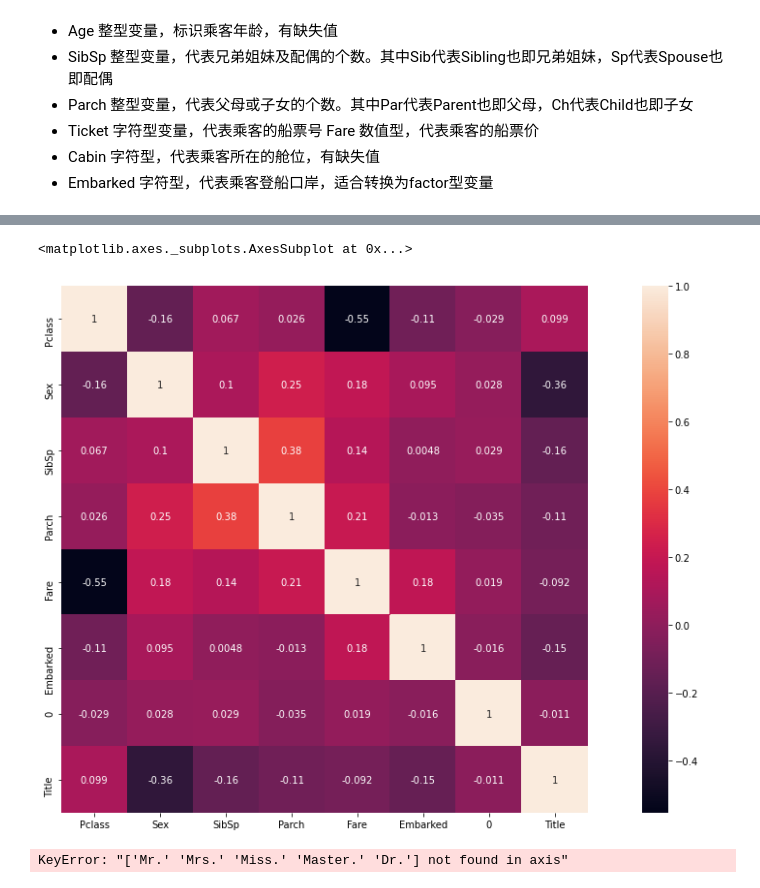
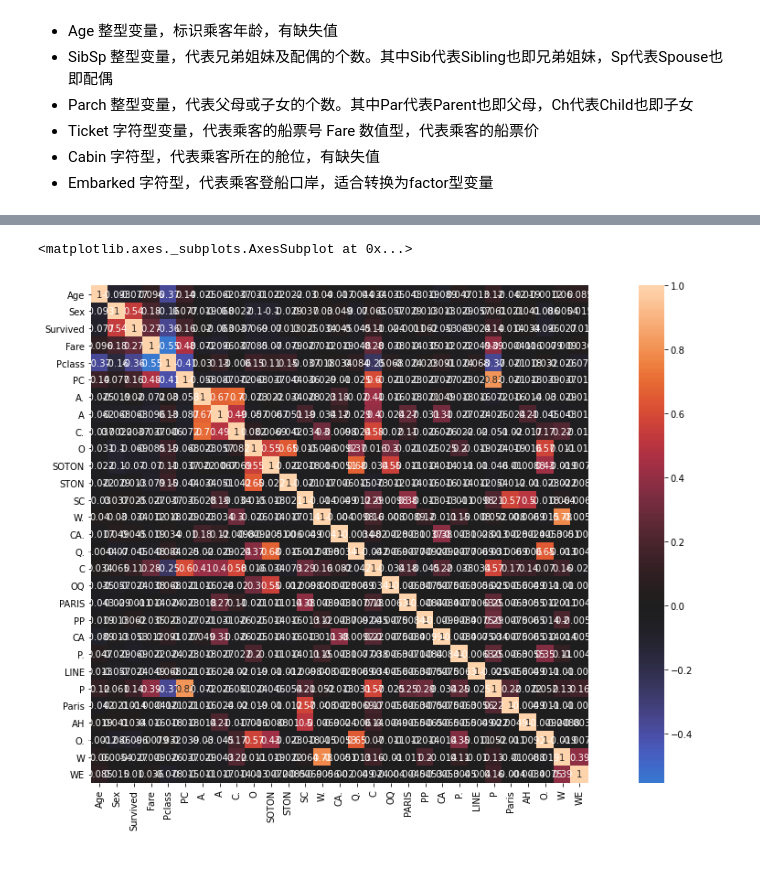
Before and after one commit to javaleeqqcom/titanic_prediction, a Jupyter notebook: titanic_data_pre-processing_V2.ipynb, the cells around one changed output, grey strips where cells are left out. Saved outputs shown, nothing was run; the diff lists cells and outputs as text; code cells hidden in the pictures.

```diff
--- a/titanic_data_pre-processing_V2.ipynb
+++ b/titanic_data_pre-processing_V2.ipynb
@@ -96,9 +102,6 @@ test_title=to_title(test_titles)
 # 3.0 分析 Ticket 特征
 import re #正则表达式
 ticket_pattern=re.compile('([A-Za-z]+\.?)+/?[0-9]?')
-ticket_list= train['Ticket'].to_numpy()
-words=Counter(word for ticket in ticket_list for word in re.findall(ticket_pattern,ticket))
-words=list((-c,key) for key,c in words.items())
-words.sort()
-#展示name中单词的统计频次
-print(words[:50])
+ticket_words=words_statistic(train['Ticket'],ticket_pattern)
+#展示 Ticket 中关键词的统计频次
+print(ticket_words.loc[:30])
@@ -105,14 +125,0 @@ print(words[:50])
-# %%
-# 去掉无效特征并添加新特征
-drop_cols=['Name','Ticket','Cabin','PassengerId']
-train=train.drop(drop_cols,axis=1)
-train=pd.concat([train,train_titles],axis=1)
-test=test.drop(drop_cols,axis=1)
-test=pd.concat([test,test_titles],axis=1)
-#数据浮点数化
-train['Sex']=train['Sex'].map({'male':0,'female':1}).astype(int)
-test['Sex']=test['Sex'].map({'male':0,'female':1}).astype(int)
-# to_float_cols=["Pclass","Survived","SibSp","Parch"]
-# for col in to_float_cols:
-#     train[col].astype('float32')
-#     test[col].astype('float32')
@@ -143,13 +126,15 @@ sns.heatmap(train[ ['Age','Sex','Mr.','Mrs.','Miss.','Master.','Dr.'] ].loc[~naA
+# %%
+ticket_keys=ticket_words['key'].loc[ticket_words['count']>1]
+train_ticket=get_title(train['Ticket'],ticket_keys)
+test_ticket=get_title(test['Ticket'],ticket_keys)
 # %%
-# 检查一下映射有没有出错
+# 3.2 展示票与性别、年龄、生存和费用的相关性
+isnaAge=train['Age'].isna()
+mix_train=pd.concat(
+    [   train[['Age','Sex','Survived','Fare','Pclass']] , train_ticket ]
+                       ,axis=1).loc[~isnaAge]
 plt.figure(figsize=(20,10))
-sns.heatmap(AgeTrainX.corr(),square=True,annot=True)
+sns.heatmap(mix_train.corr(),square=True,annot=True,center = 0)
 # %% [output]
 <matplotlib.axes._subplots.AxesSubplot at 0x...>
-[figure, old version]
+[figure, new version]
-# %%
-drop_col=['Mr.','Mrs.','Miss.','Master.','Dr.']
-AgeTrainX=AgeTrainX.drop(['0'],axis=1)
-AgeTestX=AgeTrainX.drop(['0'],axis=1)
-# %% [output]
-KeyError: "['Mr.' 'Mrs.' 'Miss.' 'Master.' 'Dr.'] not found in axis"
```
Also changed, not shown: parts of 16 cells of this notebook, 1 other file.
